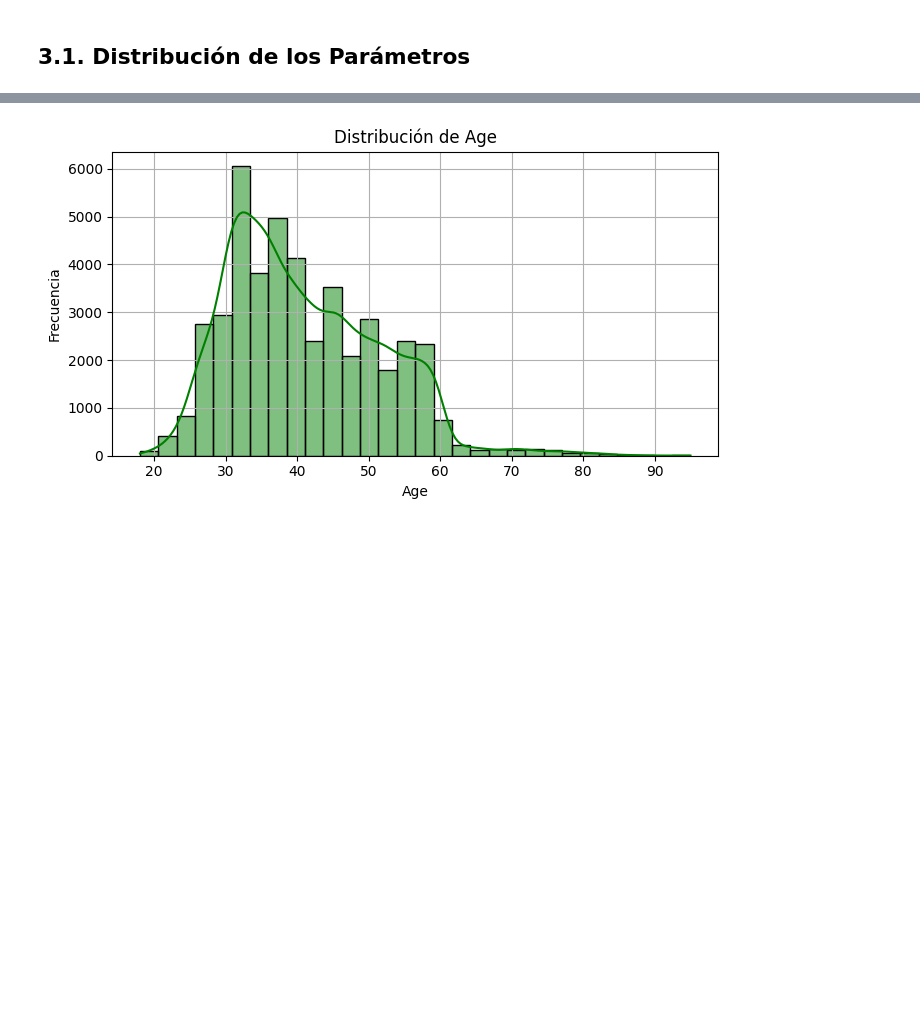
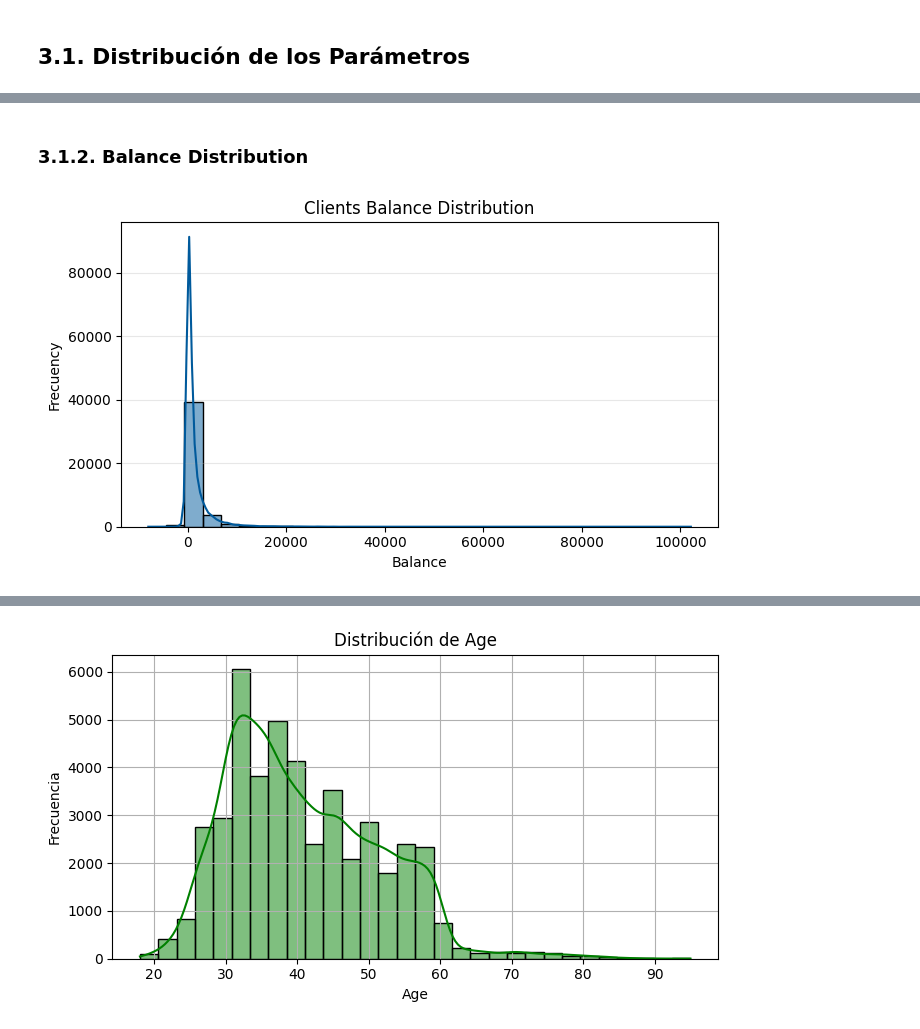
Before and after one commit to samegi/Proce-Laboratorio-ML-Supervisado, a Jupyter notebook: Lab_Clasification.ipynb, the cells around one changed output, grey strips where cells are left out. Saved outputs shown, nothing was run; the diff lists cells and outputs as text; code cells hidden in the pictures; blank space fills up the shorter version.

```diff
--- a/Lab_Clasification.ipynb
+++ b/Lab_Clasification.ipynb
@@ -332,0 +347,17 @@ colINT=['age', 'balance', 'day', 'duration', 'campaign', 'pdays', 'previous']
+# %% [markdown]
+### 3.1.2. Balance Distribution
+# %%
+balance_pd = df01.select("balance").toPandas()
+
+plt.figure(figsize=(7, 4))
+
+sns.histplot(data=balance_pd,x="balance",bins=30,kde=True,color="#005A9C")
+
+plt.ylabel("Frecuency")
+plt.xlabel("Balance")
+plt.title("Clients Balance Distribution")
+plt.grid(axis="y", alpha=0.3)
+plt.tight_layout()
+plt.show()
+# %% [output]
+[figure, added]
```
Also changed, not shown: parts of 37 cells of this notebook.
